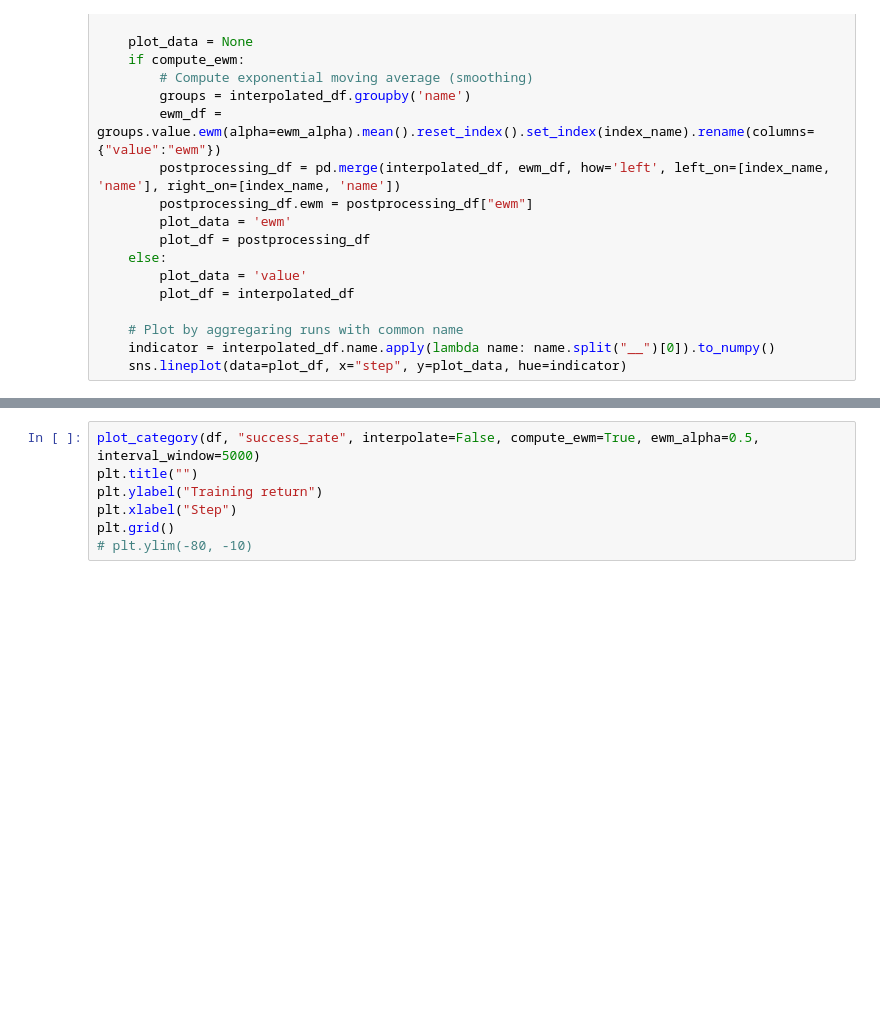
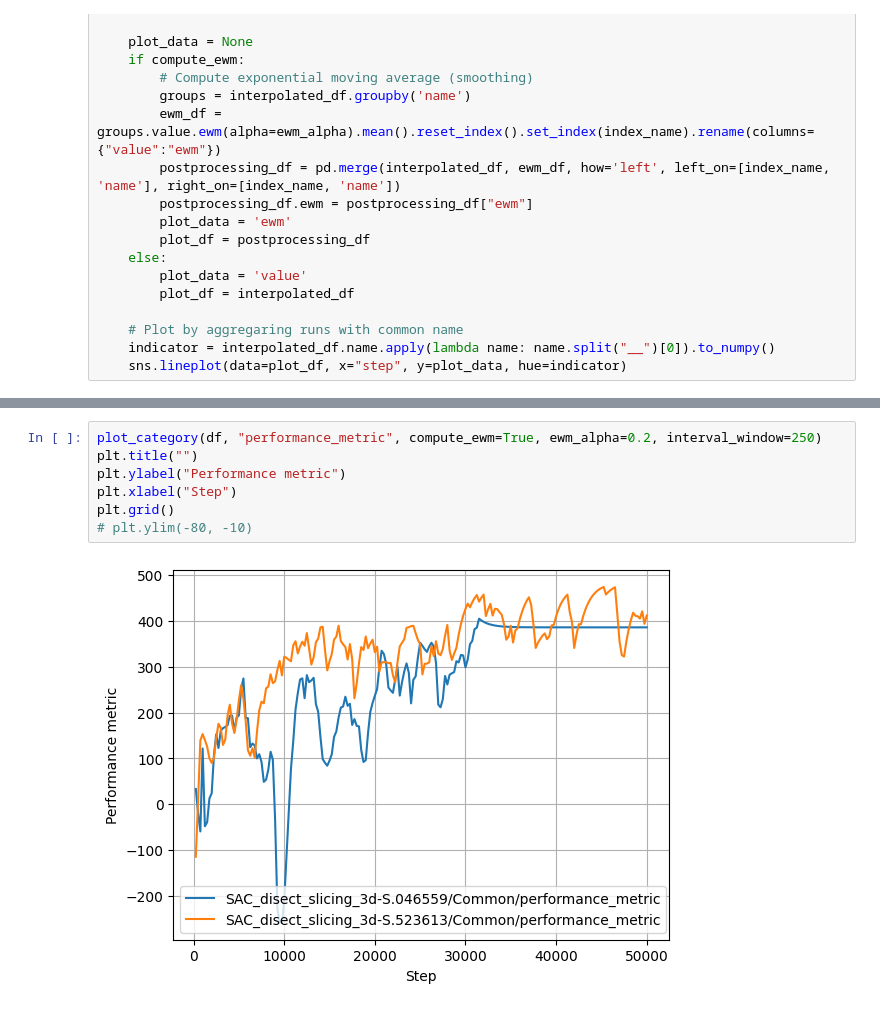
Before and after one commit to cambel/ur3, a Jupyter notebook: ur3e_openai/scripts/tensorboard_plotterv2.ipynb, the cells around one changed output, grey strips where cells are left out. Saved outputs shown, nothing was run; the diff lists cells and outputs as text; blank space fills up the shorter version.

```diff
--- a/ur3e_openai/scripts/tensorboard_plotterv2.ipynb
+++ b/ur3e_openai/scripts/tensorboard_plotterv2.ipynb
@@ -159,7 +162,9 @@ plt.grid()
 # %%
-plot_category(df, "success_rate", interpolate=False, compute_ewm=True, ewm_alpha=0.5, interval_window=5000)
+plot_category(df, "performance_metric", compute_ewm=True, ewm_alpha=0.2, interval_window=250)
 plt.title("")
-plt.ylabel("Training return")
+plt.ylabel("Performance metric")
 plt.xlabel("Step")
 plt.grid()
 # plt.ylim(-80, -10)
+# %% [output]
+[figure, added]
```
Also changed, not shown: parts of 5 cells of this notebook, 3 other files.
